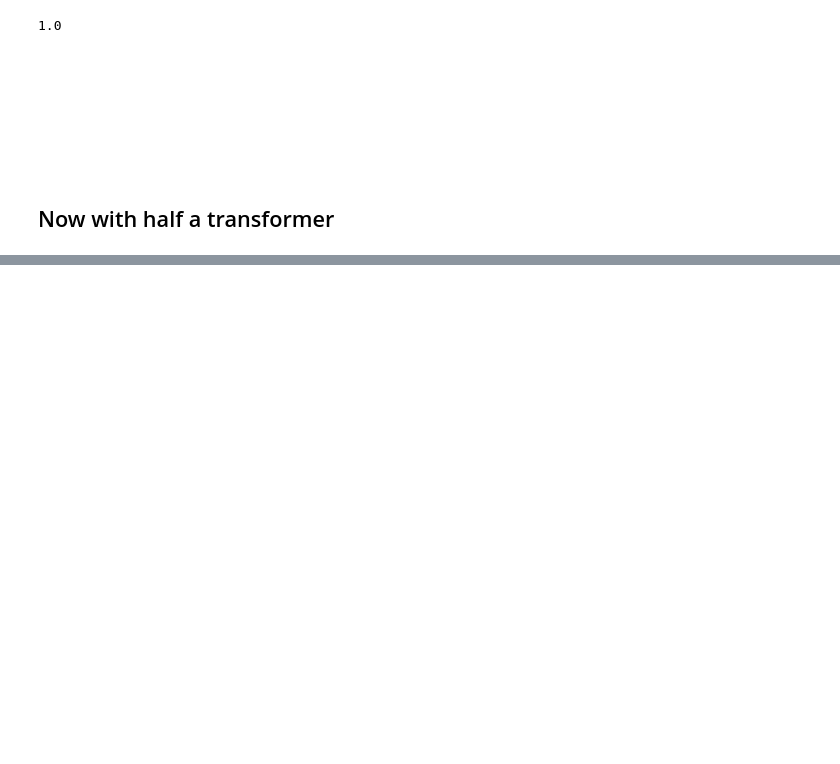
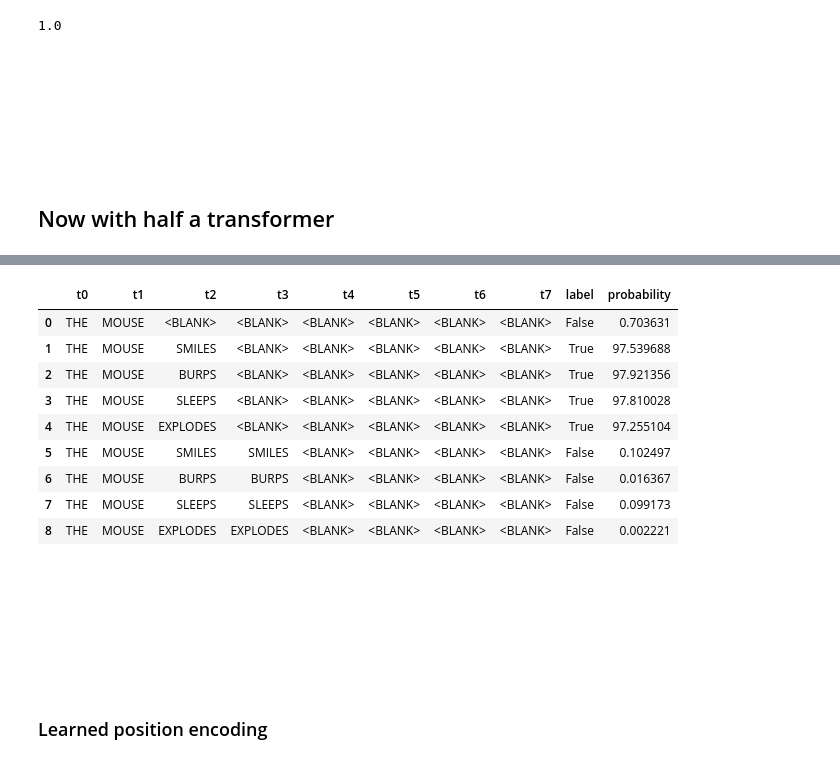
Before and after one commit to jpivarski-talks/2026-06-16-transformer, a Jupyter notebook: transformer.ipynb, the cells around one changed output, grey strips where cells are left out. Cells and saved outputs as stored; diff of their text form; code cells hidden in the pictures; blank space fills up the shorter version.

Commit message:
demonstration of no position encoding

```diff
--- a/transformer.ipynb
+++ b/transformer.ipynb
@@ -396,0 +460,14 @@ recall_score(testy_y.numpy(), testy_predictions)
+# %%
+parts_of_speech = pd.DataFrame([
+    ["THE", "MOUSE", BLANK,      BLANK,      BLANK, BLANK, BLANK, BLANK],
+    ["THE", "MOUSE", "SMILES",   BLANK,      BLANK, BLANK, BLANK, BLANK],
+    ["THE", "MOUSE", "BURPS",    BLANK,      BLANK, BLANK, BLANK, BLANK],
+    ["THE", "MOUSE", "SLEEPS",   BLANK,      BLANK, BLANK, BLANK, BLANK],
+    ["THE", "MOUSE", "EXPLODES", BLANK,      BLANK, BLANK, BLANK, BLANK],
+    ["THE", "MOUSE", "SMILES",   "SMILES",   BLANK, BLANK, BLANK, BLANK],
+    ["THE", "MOUSE", "BURPS",    "BURPS",    BLANK, BLANK, BLANK, BLANK],
+    ["THE", "MOUSE", "SLEEPS",   "SLEEPS",   BLANK, BLANK, BLANK, BLANK],
+    ["THE", "MOUSE", "EXPLODES", "EXPLODES", BLANK, BLANK, BLANK, BLANK],
+], columns=[f"t{i}" for i in range(8)])
+parts_of_speech["label"] = [is_valid(list(row)) for _, row in parts_of_speech.iterrows()]
+parts_of_speech
@@ -396,0 +485,20 @@ recall_score(testy_y.numpy(), testy_predictions)
+# %%
+parts_of_speech_x, parts_of_speech_y = df_to_onehot(parts_of_speech)
+
+parts_of_speech["probability"] = model_encoder_none(parts_of_speech_x).softmax(-1)[:, 1].detach().numpy() * 100
+parts_of_speech
+# %% [output]
+|  | t0 | t1 | t2 | t3 | t4 | t5 | t6 | t7 | label | probability |
+| 0 | THE | MOUSE | <BLANK> | <BLANK> | <BLANK> | <BLANK> | <BLANK> | <BLANK> | False | 0.703631 |
+| 1 | THE | MOUSE | SMILES | <BLANK> | <BLANK> | <BLANK> | <BLANK> | <BLANK> | True | 97.539688 |
+| 2 | THE | MOUSE | BURPS | <BLANK> | <BLANK> | <BLANK> | <BLANK> | <BLANK> | True | 97.921356 |
+| 3 | THE | MOUSE | SLEEPS | <BLANK> | <BLANK> | <BLANK> | <BLANK> | <BLANK> | True | 97.810028 |
+| 4 | THE | MOUSE | EXPLODES | <BLANK> | <BLANK> | <BLANK> | <BLANK> | <BLANK> | True | 97.255104 |
+| 5 | THE | MOUSE | SMILES | SMILES | <BLANK> | <BLANK> | <BLANK> | <BLANK> | False | 0.102497 |
+| 6 | THE | MOUSE | BURPS | BURPS | <BLANK> | <BLANK> | <BLANK> | <BLANK> | False | 0.016367 |
+| 7 | THE | MOUSE | SLEEPS | SLEEPS | <BLANK> | <BLANK> | <BLANK> | <BLANK> | False | 0.099173 |
+| 8 | THE | MOUSE | EXPLODES | EXPLODES | <BLANK> | <BLANK> | <BLANK> | <BLANK> | False | 0.002221 |
+# %% [markdown]
+<br><br><br><br><br>
+# %% [markdown]
+### Learned position encoding
```
Also changed, not shown: parts of 23 cells of this notebook.
